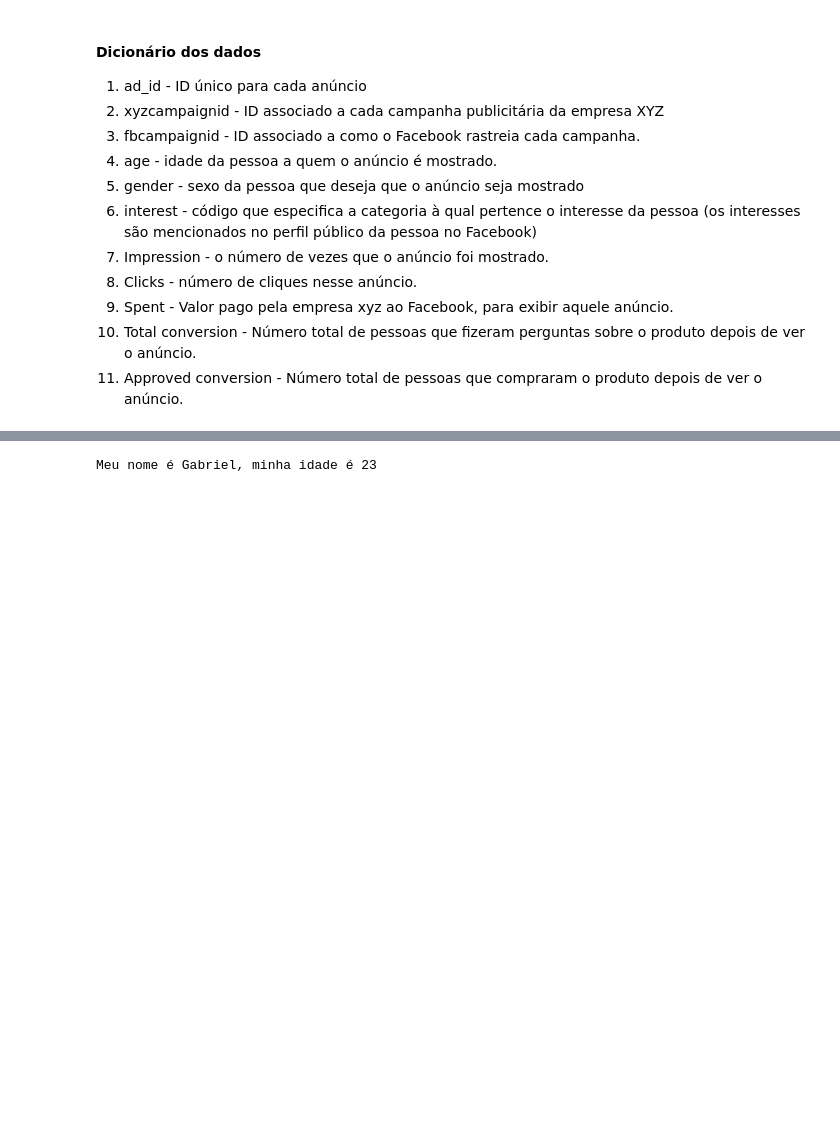
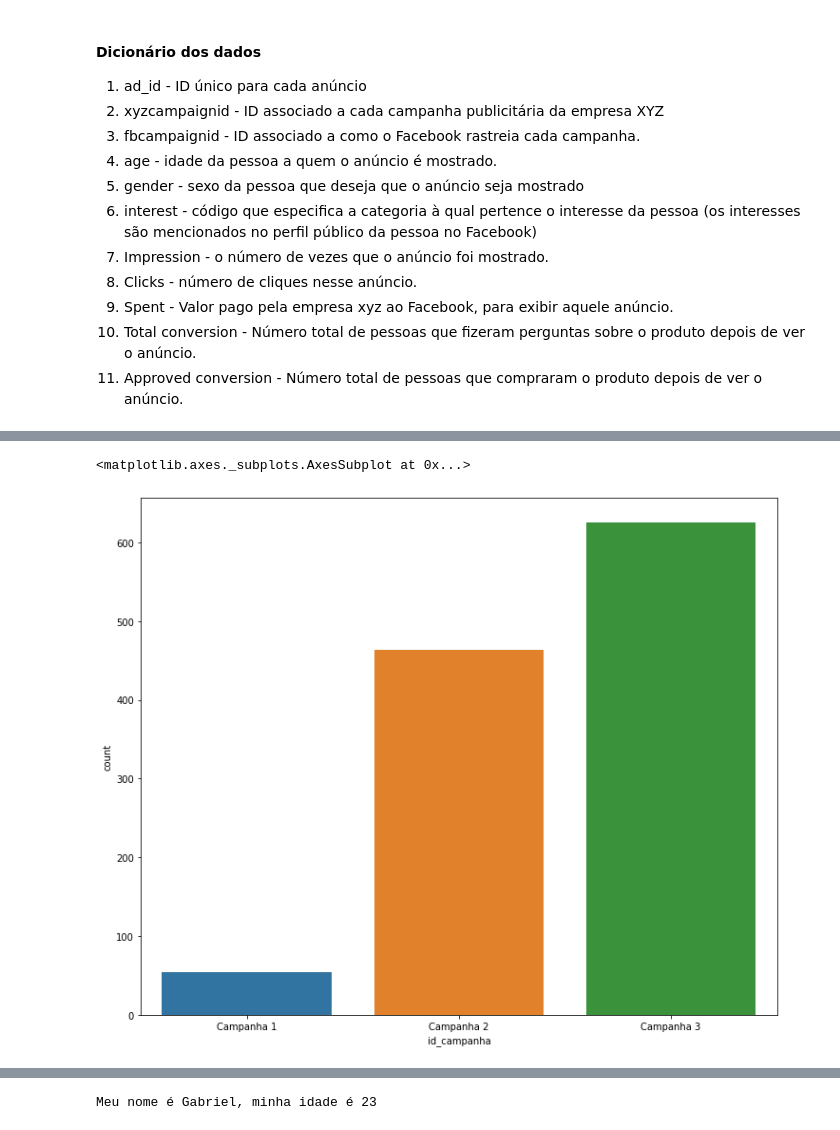
Before and after one commit to nevesvox/Ebac, a Jupyter notebook: Inteligência_Artificial.ipynb, the cells around one changed output, grey strips where cells are left out. Saved outputs shown, nothing was run; the diff lists cells and outputs as text; code cells hidden in the pictures; blank space fills up the shorter version.

```diff
--- a/Inteligência_Artificial.ipynb
+++ b/Inteligência_Artificial.ipynb
@@ -95,0 +247,2 @@ memory usage: 98.4+ KB
+# %%
+df["id_campanha"].replace({916: "Campanha 1", 936: "Campanha 2", 1178: "Campanha 3"}, inplace=True)
@@ -95,0 +258,7 @@ memory usage: 98.4+ KB
+# %%
+plt.figure(figsize=(12,10))
+
+sns.countplot(x="id_campanha", data=df)
+# %% [output]
+<matplotlib.axes._subplots.AxesSubplot at 0x...>
+[figure, added]
```
Also changed, not shown: parts of 63 cells of this notebook.
